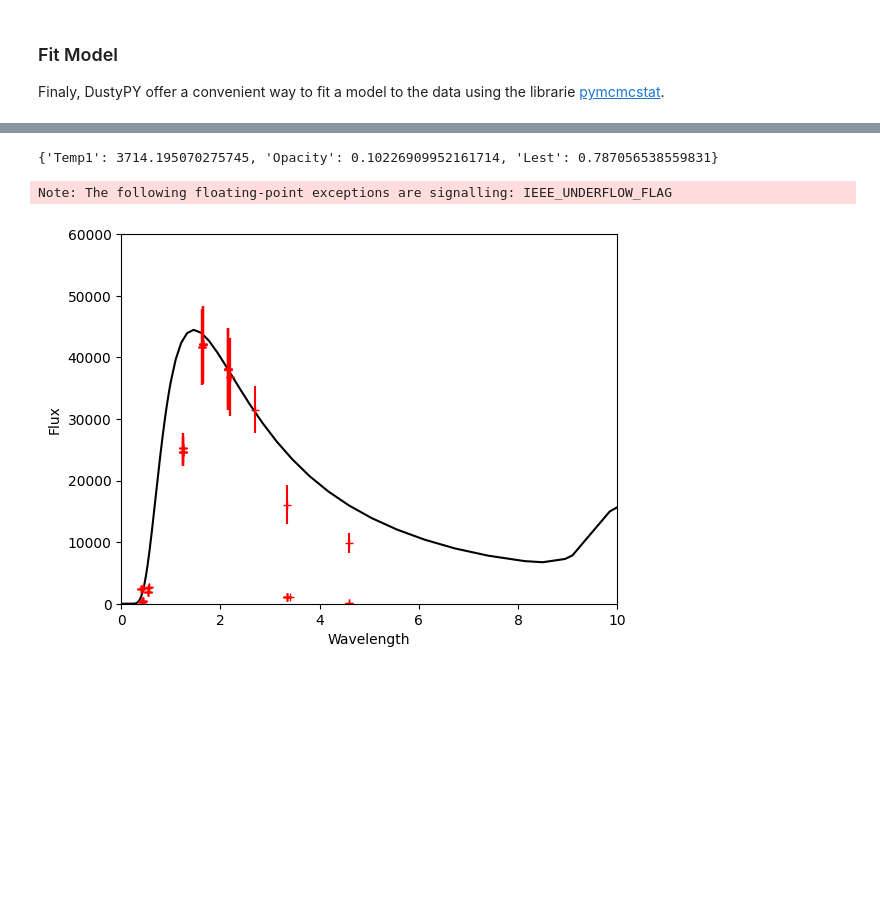
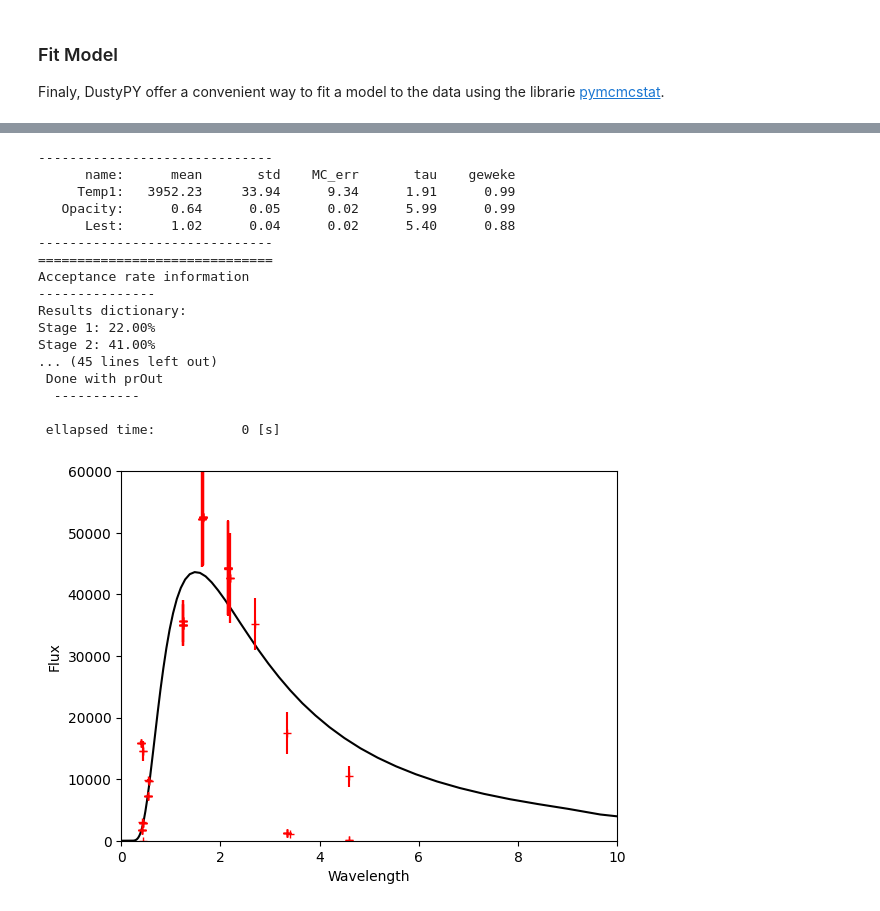
Before and after one commit to gtomass/DustyPY, a Jupyter notebook: notebook/exemple.ipynb, the cells around one changed output, grey strips where cells are left out. Drawn from its saved outputs; the diff is of its cells as text; code cells hidden in the pictures; blank space fills up the shorter version.

```diff
--- a/notebook/exemple.ipynb
+++ b/notebook/exemple.ipynb
@@ -70,5 +68,6 @@ Or you can use the built in querry to reitrive the photometry from Vizier:
 from DustyPY.Data import Data
 Dat = Data()
 
-table = Dat.QuerryVizierData(radius = 5, target='Betelgeuse')
-Dat.SetVizierData(table)
+table = Dat.querry_vizier_data(radius = 5, target='Betelgeuse')
+Dat.set_vizier_data(table)
+print(table)
@@ -89,9 +106,9 @@ You can also unred the data using the Fitzpatrick parameterization ([Fitzpatrick
 # %%
 fig,(ax1,ax2) = plt.subplots(1,2, sharey=True,figsize=(10,5))
 
-Dat.SetVizierData(table)
-Dat.ScatterData(xlim=(0,5),ylim=(0,7e4), ax=ax1, kwargs={'fmt':'+', 'color':'r'})
-Dat.UnredData(EBV=0.470)
-Dat.ScatterData(xlim=(0,5),ylim=(0,7e4), ax=ax2, kwargs={'fmt':'+', 'color':'r'})
+Dat.set_vizier_data(table)
+Dat.scatter_data(xlim=(0,5),ylim=(0,7e4), ax=ax1, kwargs={'fmt':'+', 'color':'r'})
+Dat.unred_data(EBV=0.470)
+Dat.scatter_data(xlim=(0,5),ylim=(0,7e4), ax=ax2, kwargs={'fmt':'+', 'color':'r'})
 # %% [output]
 [figure]
@@ -120,8 +149,9 @@ Note: The following floating-point exceptions are signalling: IEEE_UNDERFLOW_FLA
 Finaly, DustyPY offer a convenient way to fit a model to the data using the librarie [pymcmcstat](https://github.com/prmiles/pymcmcstat.git).
 # %%
 #Querry the data
-table = Dat.QuerryVizierData(radius = 5, target='Betelgeuse')
-Dat.SetVizierData(table)
+table = Dat.querry_vizier_data(radius = 5, target='Betelgeuse')
+Dat.set_vizier_data(table)
+Dat.unred_data(EBV=0.470)
 
 #To fit data the error must be different from 0 so we restrict the data
-Dat.RestrictData(['yerr != 0.'])
+Dat.restrict_data(['yerr != 0.'])
@@ -143,8 +158,11 @@ print(Dat.get_yerr())
 # %%
 from DustyPY.DustyFit import DustyFit
 
+# Modify the wavelength of the model to be faster
+dusty.make_wavelength(200)
+
 #Initialize the DustyFit object
-fit = DustyFit(dusty, Data=Dat)
+fit = DustyFit(dusty, data=Dat)
 
 #Initialize the Parameter to Fit
 #For the Temperature/Luminosity of the stars, always put the number of the star,
@@ -169,6 +187,6 @@ fit.set_Param(Param)
 fit.set_ParamFit(ParamFit)
 
 #Run the MCMC and get results
-fit.LunchFit()
-fit.get_Fit().PrintResults()
+fit.lunch_fit()
+fit.get_Fit().print_results()
 # %% [output]
@@ -191,8 +210,23 @@ Note: The following floating-point exceptions are signalling: IEEE_UNDERFLOW_FLA
 # %%
 fig,ax = plt.subplots()
 
-fit.PlotResults(xlim=(0,10),ylim=(0,6e4), ax=ax, kwargs_fit={'color':'k'}, kwargs_data={'fmt':'+', 'color':'r'})
+fit.plot_results(xlim=(0,10),ylim=(0,6e4), ax=ax, kwargs_fit={'color':'k'}, kwargs_data={'fmt':'+', 'color':'r'})
 # %% [output]
-{'Temp1': 3714.195070275745, 'Opacity': 0.10226909952161714, 'Lest': 0.787056538559831}
+------------------------------
+      name:      mean       std    MC_err       tau    geweke
+     Temp1:   3952.23     33.94      9.34      1.91      0.99
+   Opacity:      0.64      0.05      0.02      5.99      0.99
+      Lest:      1.02      0.04      0.02      5.40      0.88
+------------------------------
+==============================
+Acceptance rate information
+---------------
+Results dictionary:
+Stage 1: 22.00%
+Stage 2: 41.00%
+... (45 lines left out)
+ Done with prOut
+  -----------
+
+ ellapsed time:           0 [s]
-Note: The following floating-point exceptions are signalling: IEEE_UNDERFLOW_FLAG
-[figure, old version]
+[figure, new version]
```
Also changed, not shown: parts of 9 cells of this notebook.
